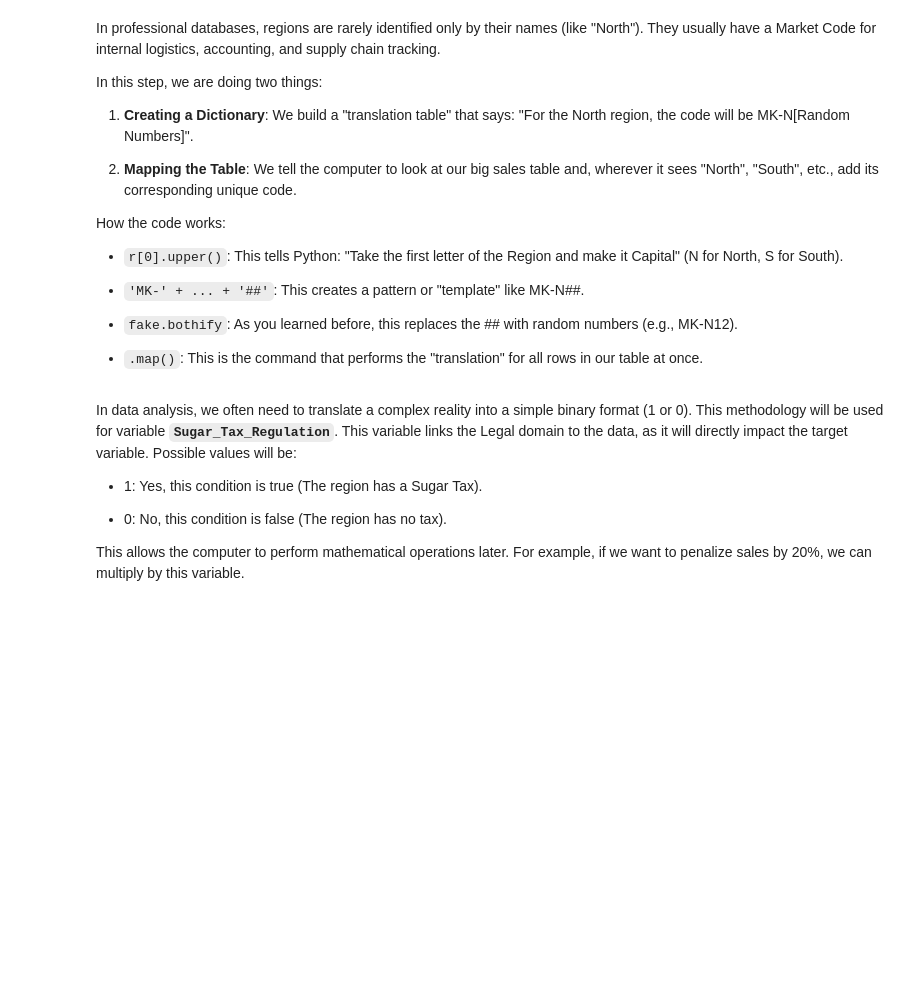
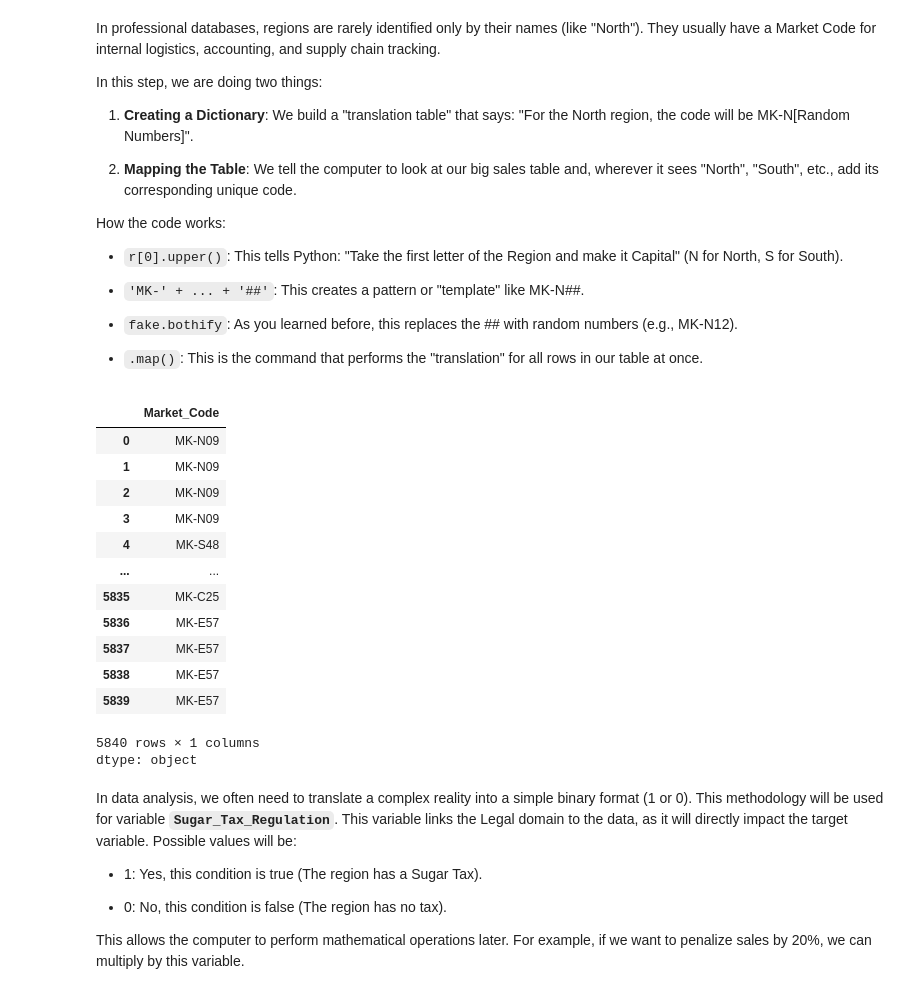
Before and after one commit to biswaskc57/marketing-trends-and-data-analysing, a Jupyter notebook: ch1_coca_cola_data_students.ipynb, the cells around one changed output. Cells and saved outputs as stored; diff of their text form; code cells hidden in the pictures; blank space fills up the shorter version.

```diff
--- a/ch1_coca_cola_data_students.ipynb
+++ b/ch1_coca_cola_data_students.ipynb
@@ -230,6 +268,23 @@ How the code works:
 # Format: { 'RegionName': 'MK-Letter##' }
 market_code_map = {r: fake.bothify(text='MK-' + r[0].upper() + '##') for r in REGIONS}
 base_df['Market_Code'] = base_df['Region'].map(market_code_map)
+# %%
+base_df['Market_Code']
+# %% [output]
+|  | Market_Code |
+| 0 | MK-N09 |
+| 1 | MK-N09 |
+| 2 | MK-N09 |
+| 3 | MK-N09 |
+| 4 | MK-S48 |
+| ... | ... |
+| 5835 | MK-C25 |
+| 5836 | MK-E57 |
+| 5837 | MK-E57 |
+| 5838 | MK-E57 |
+| 5839 | MK-E57 |
+5840 rows × 1 columns
+dtype: object
 # %% [markdown]
 In data analysis, we often need to translate a complex reality into a simple binary format (1 or 0). This methodology will be used for variable **`Sugar_Tax_Regulation`**. This variable links the Legal domain to the data, as it will directly impact the target variable. Possible values will be:
 
```
Also changed, not shown: parts of 21 cells of this notebook.
